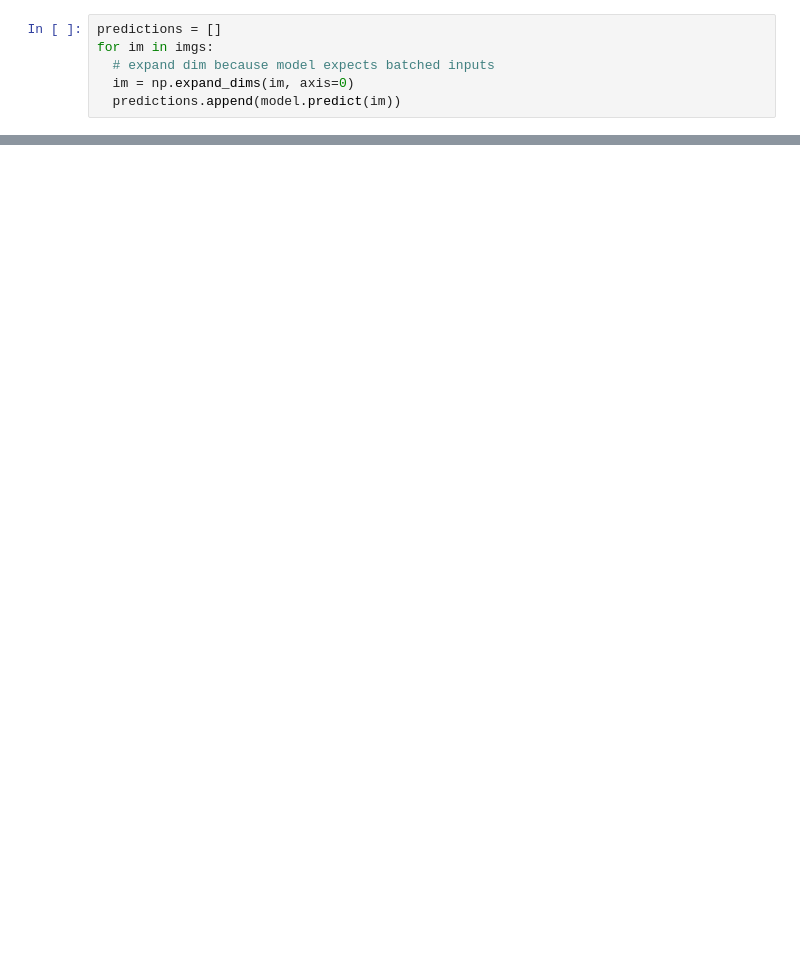
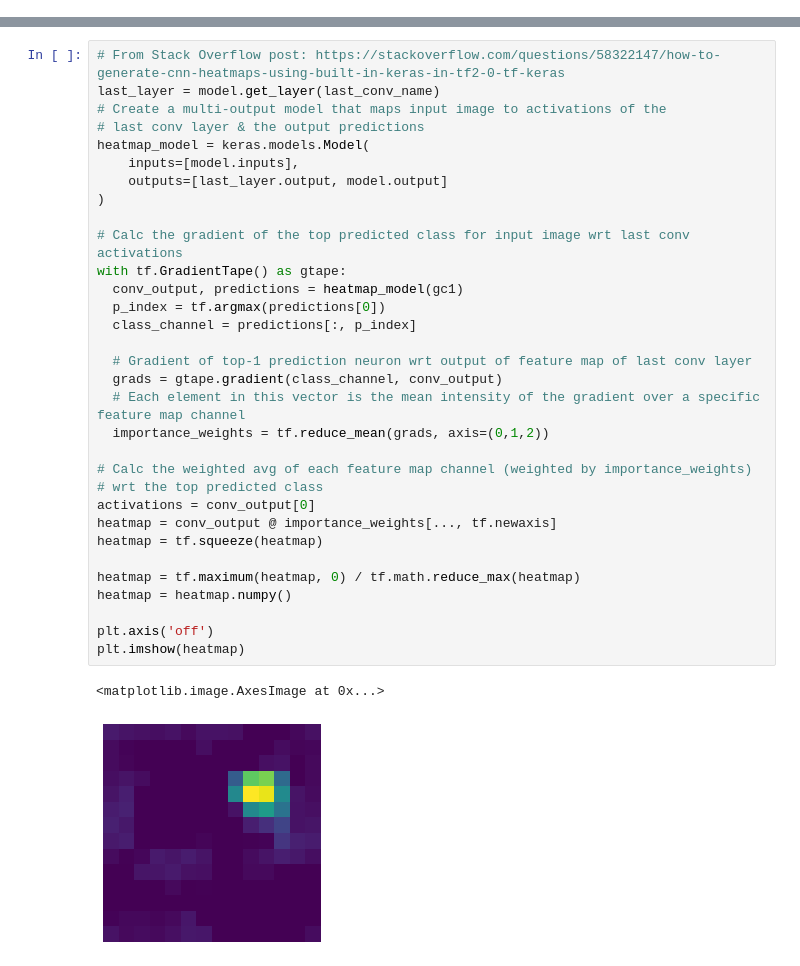
Before and after one commit to geoffcorvera/deeplearning-spring2021, a Jupyter notebook: Grad_CAM.ipynb, the cells around one changed output, grey strips where cells are left out. Drawn from its saved outputs; the diff is of its cells as text; blank space fills up the shorter version.

```diff
--- a/Grad_CAM.ipynb
+++ b/Grad_CAM.ipynb
@@ -39,6 +12,0 @@ imgs = list(map(preprocess_input, imgs))
-# %%
-predictions = []
-for im in imgs:
-  # expand dim because model expects batched inputs
-  im = np.expand_dims(im, axis=0)
-  predictions.append(model.predict(im))
@@ -53,0 +46,35 @@ plt.show()
+# %%
+# From Stack Overflow post: https://stackoverflow.com/questions/58322147/how-to-generate-cnn-heatmaps-using-built-in-keras-in-tf2-0-tf-keras
+last_layer = model.get_layer(last_conv_name)
+# Create a multi-output model that maps input image to activations of the
+# last conv layer & the output predictions
+heatmap_model = keras.models.Model(
+    inputs=[model.inputs],
+    outputs=[last_layer.output, model.output]
+)
+
+# Calc the gradient of the top predicted class for input image wrt last conv activations
+with tf.GradientTape() as gtape:
+  conv_output, predictions = heatmap_model(gc1)
+  p_index = tf.argmax(predictions[0])
+  class_channel = predictions[:, p_index]
+
+  # Gradient of top-1 prediction neuron wrt output of feature map of last conv layer
+  grads = gtape.gradient(class_channel, conv_output)
+  # Each element in this vector is the mean intensity of the gradient over a specific feature map channel
+  importance_weights = tf.reduce_mean(grads, axis=(0,1,2))
+
+# Calc the weighted avg of each feature map channel (weighted by importance_weights)
+# wrt the top predicted class
+activations = conv_output[0]
+heatmap = conv_output @ importance_weights[..., tf.newaxis]
+heatmap = tf.squeeze(heatmap)
+
+heatmap = tf.maximum(heatmap, 0) / tf.math.reduce_max(heatmap)
+heatmap = heatmap.numpy()
+
+plt.axis('off')
+plt.imshow(heatmap)
+# %% [output]
+<matplotlib.image.AxesImage at 0x...>
+[figure, added]
```
Also changed, not shown: parts of 10 cells of this notebook.
